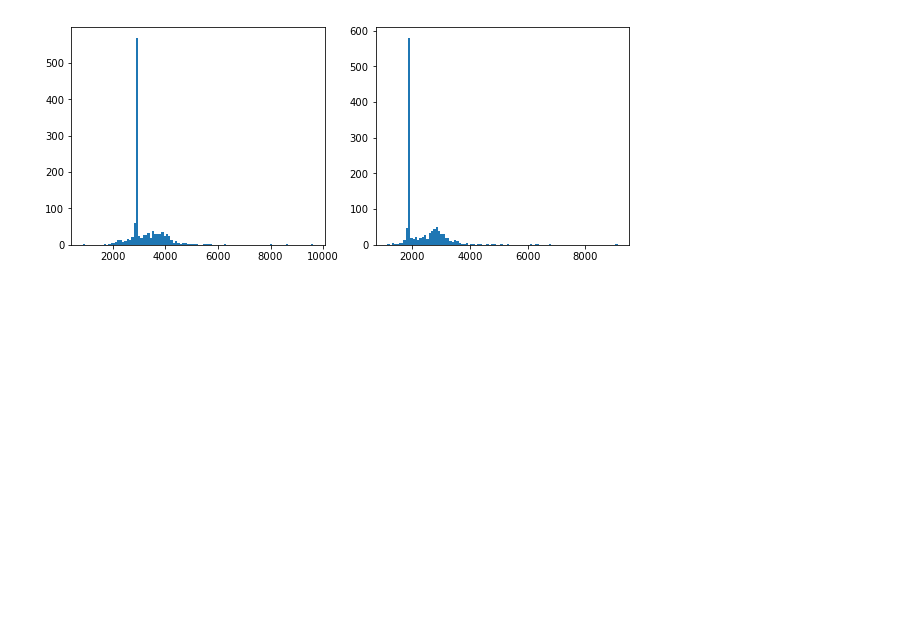
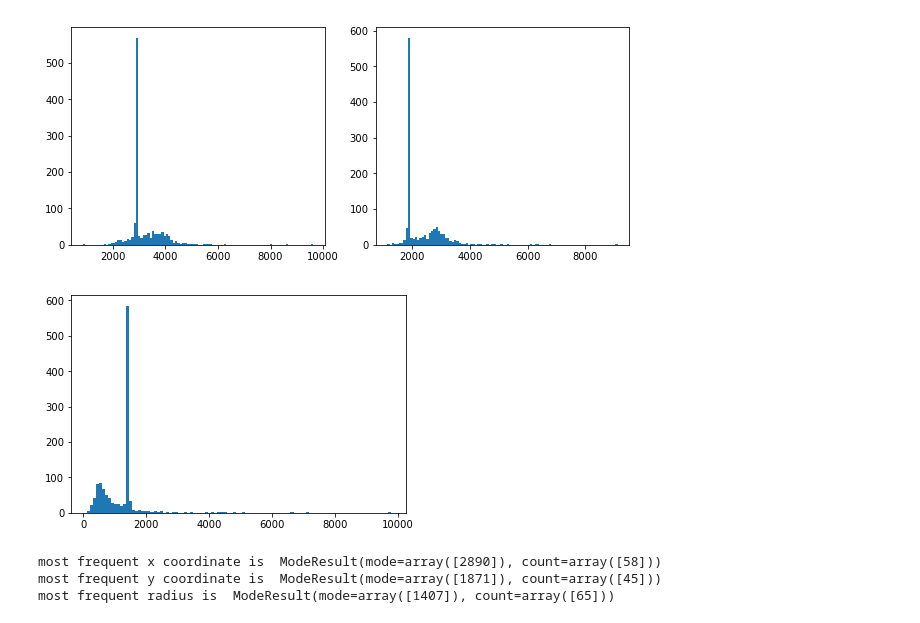
Before and after one commit to gitcheng/arccenter, a Jupyter notebook: center_of_sun.ipynb, the cells around one changed output. Saved outputs shown, nothing was run; the diff lists cells and outputs as text; code cells hidden in the pictures; blank space fills up the shorter version.

```diff
--- a/center_of_sun.ipynb
+++ b/center_of_sun.ipynb
@@ -249,3 +235,7 @@ plt.subplot(122)
 plt.hist(centers[accepts, 1], bins=100);
 # %% [output]
 [figure]
+# %%
+plt.hist(radii[accepts], bins=100);
+# %% [output]
+[figure, added]
@@ -251,0 +247,9 @@ plt.hist(centers[accepts, 1], bins=100);
+# %%
+# find the most frequent element
+print('most frequent x coordinate is ', stats.mode(cxint))
+print('most frequent y coordinate is ', stats.mode(cyint))
+print('most frequent radius is ', stats.mode(crint))
+# %% [output]
+most frequent x coordinate is  ModeResult(mode=array([2890]), count=array([58]))
+most frequent y coordinate is  ModeResult(mode=array([1871]), count=array([45]))
+most frequent radius is  ModeResult(mode=array([1407]), count=array([65]))
```
Also changed, not shown: parts of 8 cells of this notebook.
